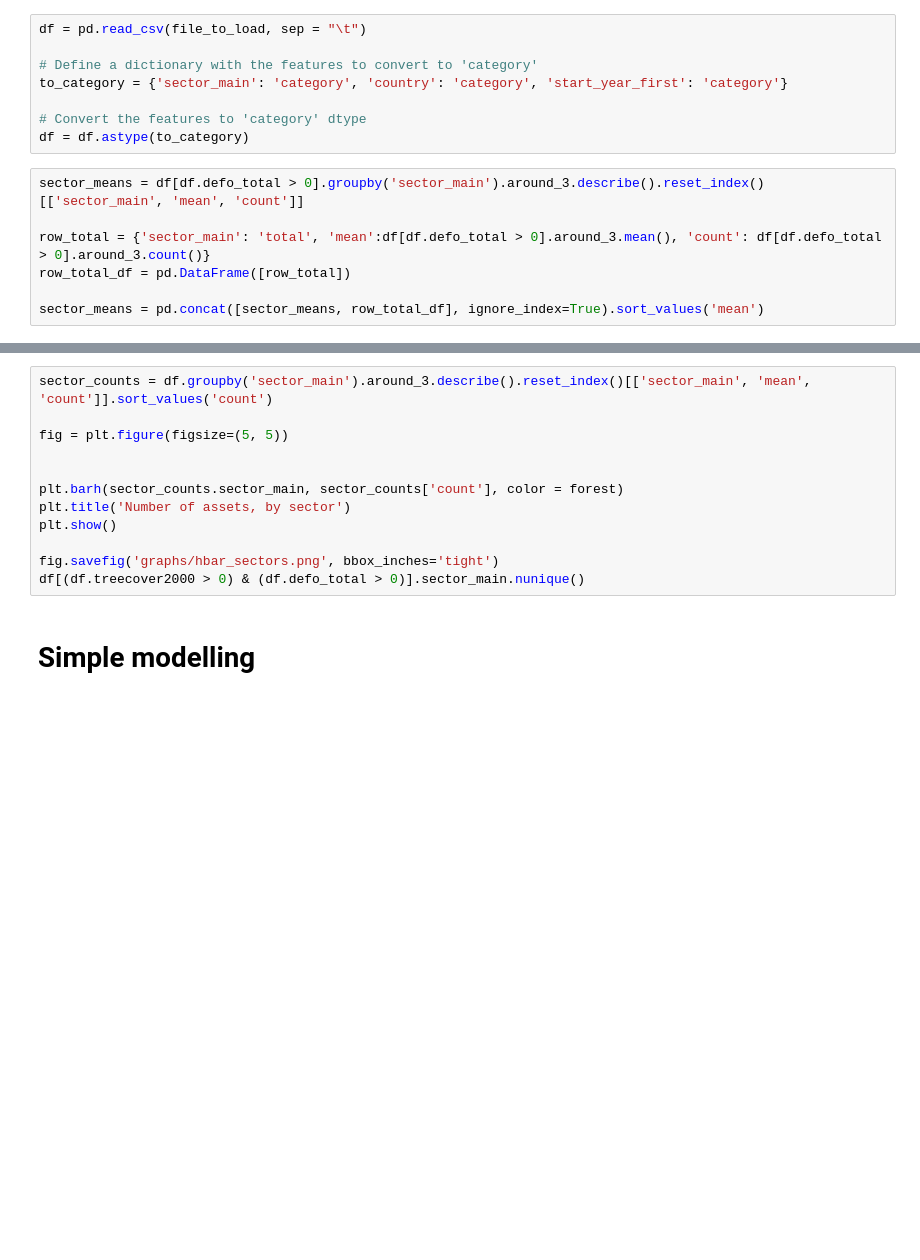
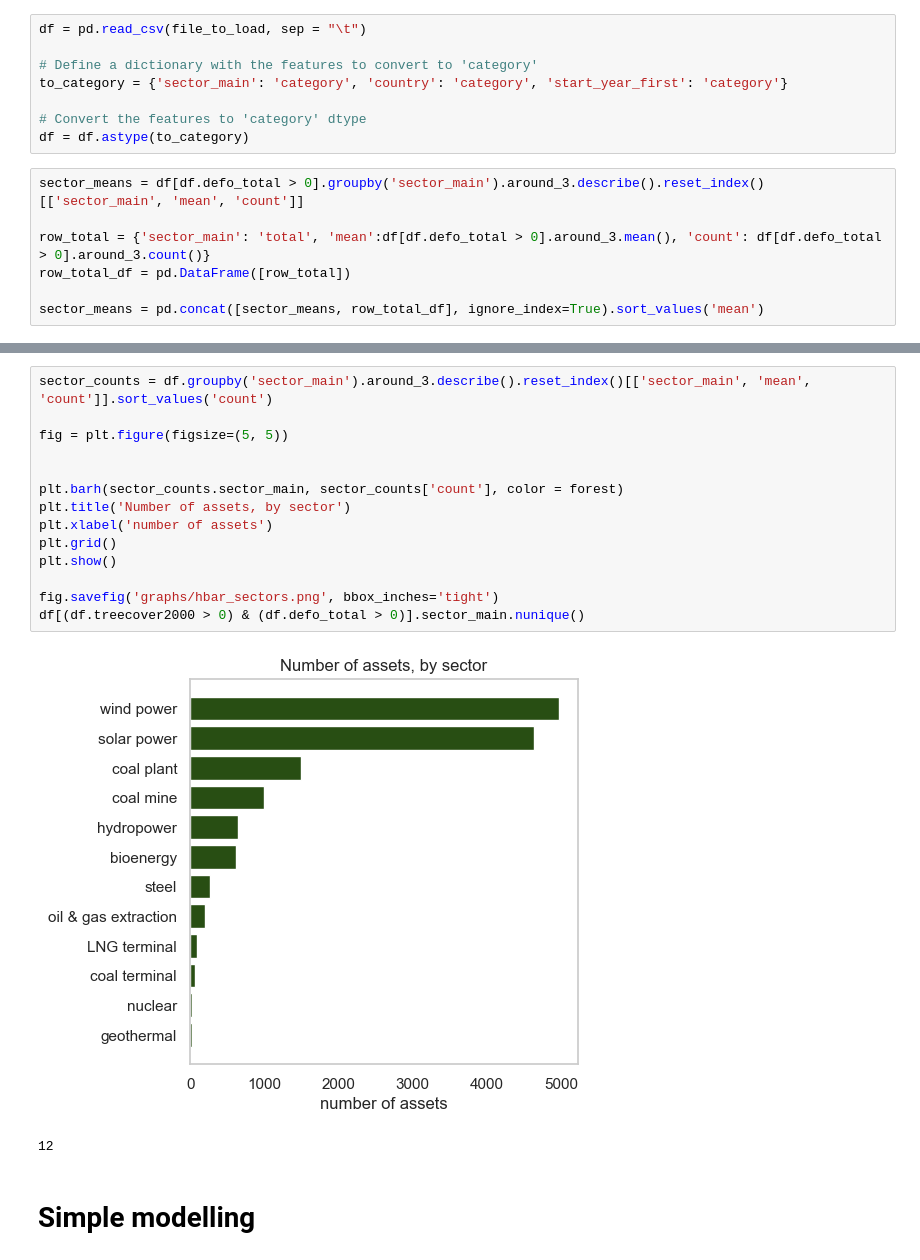
Before and after one commit to wuntunsun/eudr-exposure, a Jupyter notebook: asset-sample-MK.ipynb, the cells around one changed output, grey strips where cells are left out. Saved outputs shown, nothing was run; the diff lists cells and outputs as text; blank space fills up the shorter version.

```diff
--- a/asset-sample-MK.ipynb
+++ b/asset-sample-MK.ipynb
@@ -74,15 +81,20 @@ fig.savefig('graphs/hbar_means_by_sector.png', bbox_inches='tight')
 # %%
 sector_counts = df.groupby('sector_main').around_3.describe().reset_index()[['sector_main', 'mean', 'count']].sort_values('count')
 
 fig = plt.figure(figsize=(5, 5))
 
 
 plt.barh(sector_counts.sector_main, sector_counts['count'], color = forest)
 plt.title('Number of assets, by sector')
+plt.xlabel('number of assets')
+plt.grid()
 plt.show()
 
 fig.savefig('graphs/hbar_sectors.png', bbox_inches='tight')
 df[(df.treecover2000 > 0) & (df.defo_total > 0)].sector_main.nunique()
+# %% [output]
+[figure, added]
+12
 # %% [markdown]
 # Simple modelling
 # %%
```
Also changed, not shown: parts of 17 cells of this notebook, 8 other files.
